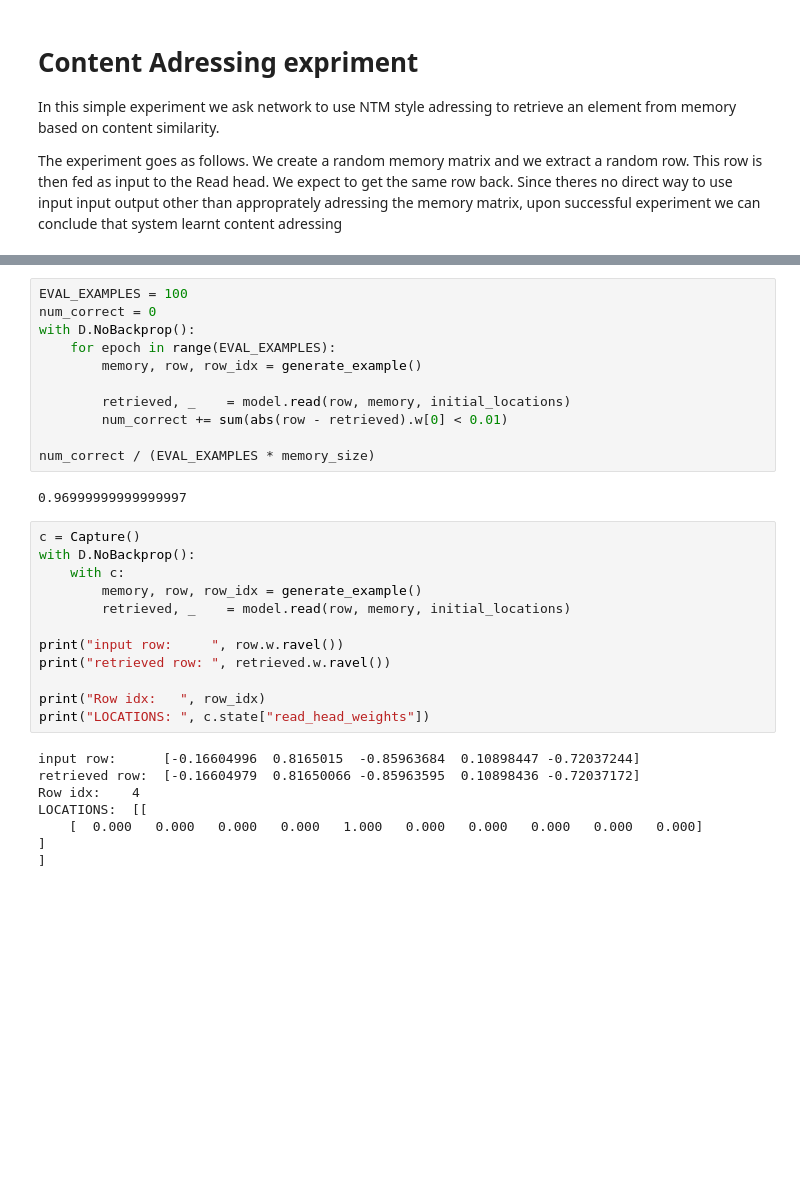
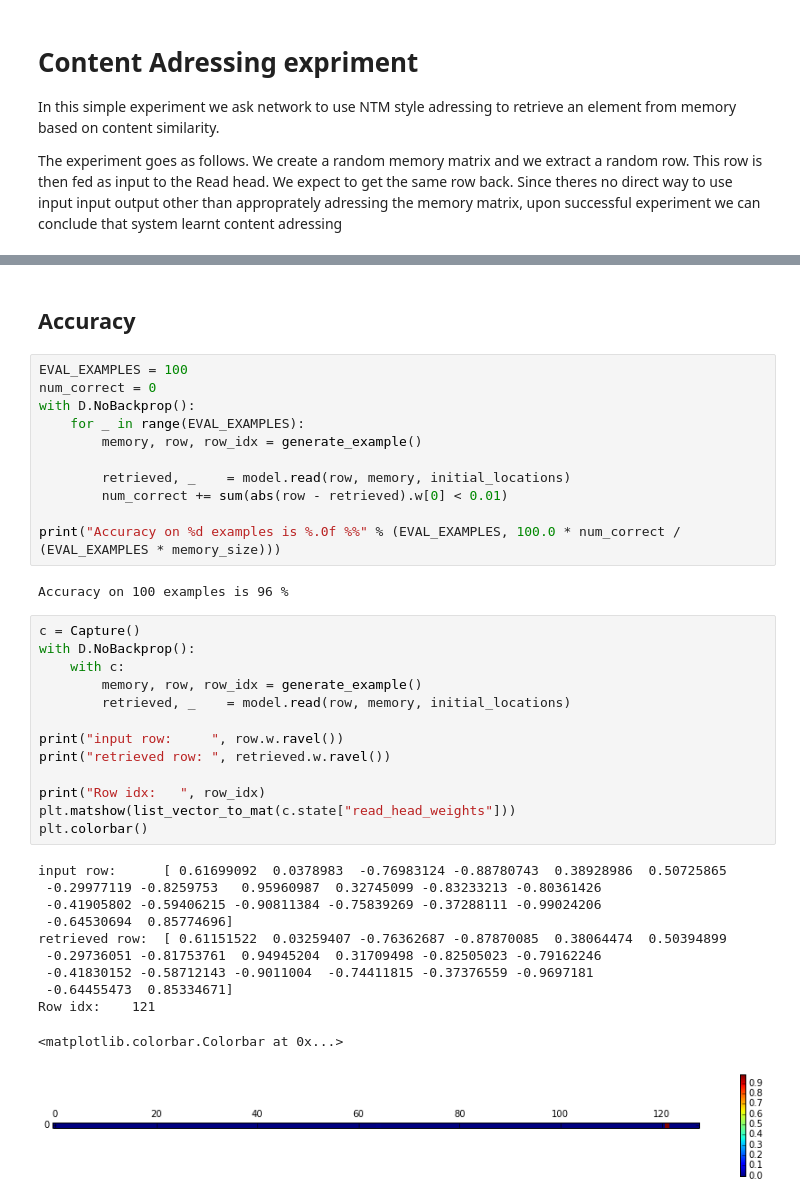
Before and after one commit to nivwusquorum/dali-ntm, a Jupyter notebook: content_adressing.ipynb, the cells around one changed output, grey strips where cells are left out. Saved outputs shown, nothing was run; the diff lists cells and outputs as text; blank space fills up the shorter version.

```diff
--- a/content_adressing.ipynb
+++ b/content_adressing.ipynb
@@ -90,33 +88,40 @@ Epoch  1900  error =  0.0015339343888856089
+# %% [markdown]
+## Accuracy
 # %%
 EVAL_EXAMPLES = 100
 num_correct = 0
 with D.NoBackprop():
-    for epoch in range(EVAL_EXAMPLES):
+    for _ in range(EVAL_EXAMPLES):
         memory, row, row_idx = generate_example()
 
         retrieved, _    = model.read(row, memory, initial_locations)
         num_correct += sum(abs(row - retrieved).w[0] < 0.01)
 
-num_correct / (EVAL_EXAMPLES * memory_size)
+print("Accuracy on %d examples is %.0f %%" % (EVAL_EXAMPLES, 100.0 * num_correct / (EVAL_EXAMPLES * memory_size)))
 # %% [output]
-0.96999999999999997
+Accuracy on 100 examples is 96 %
 # %%
 c = Capture()
 with D.NoBackprop():
     with c:
         memory, row, row_idx = generate_example()
         retrieved, _    = model.read(row, memory, initial_locations)
 
 print("input row:     ", row.w.ravel())
 print("retrieved row: ", retrieved.w.ravel())
 
 print("Row idx:   ", row_idx)
-print("LOCATIONS: ", c.state["read_head_weights"])
+plt.matshow(list_vector_to_mat(c.state["read_head_weights"]))
+plt.colorbar()
 # %% [output]
-input row:      [-0.16604996  0.8165015  -0.85963684  0.10898447 -0.72037244]
-retrieved row:  [-0.16604979  0.81650066 -0.85963595  0.10898436 -0.72037172]
-Row idx:    4
-LOCATIONS:  [[
-    [  0.000   0.000   0.000   0.000   1.000   0.000   0.000   0.000   0.000   0.000]
-]
-]
+input row:      [ 0.61699092  0.0378983  -0.76983124 -0.88780743  0.38928986  0.50725865
+ -0.29977119 -0.8259753   0.95960987  0.32745099 -0.83233213 -0.80361426
+ -0.41905802 -0.59406215 -0.90811384 -0.75839269 -0.37288111 -0.99024206
+ -0.64530694  0.85774696]
+retrieved row:  [ 0.61151522  0.03259407 -0.76362687 -0.87870085  0.38064474  0.50394899
+ -0.29736051 -0.81753761  0.94945204  0.31709498 -0.82505023 -0.79162246
+ -0.41830152 -0.58712143 -0.9011004  -0.74411815 -0.37376559 -0.9697181
+ -0.64455473  0.85334671]
+Row idx:    121
+<matplotlib.colorbar.Colorbar at 0x...>
+[figure, added]
```
Also changed, not shown: parts of 9 cells of this notebook, 2 other files.
